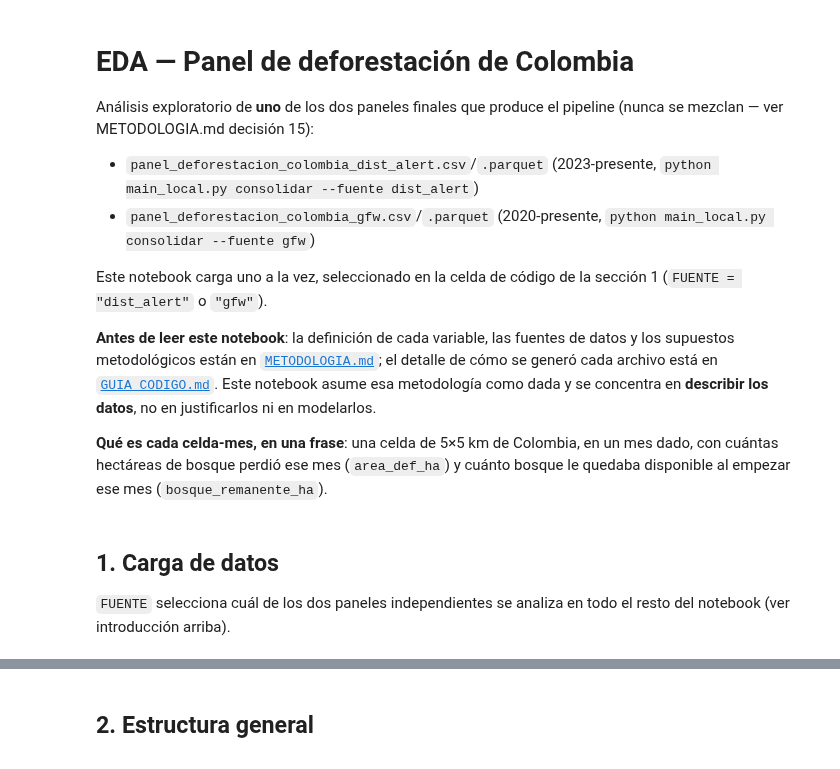
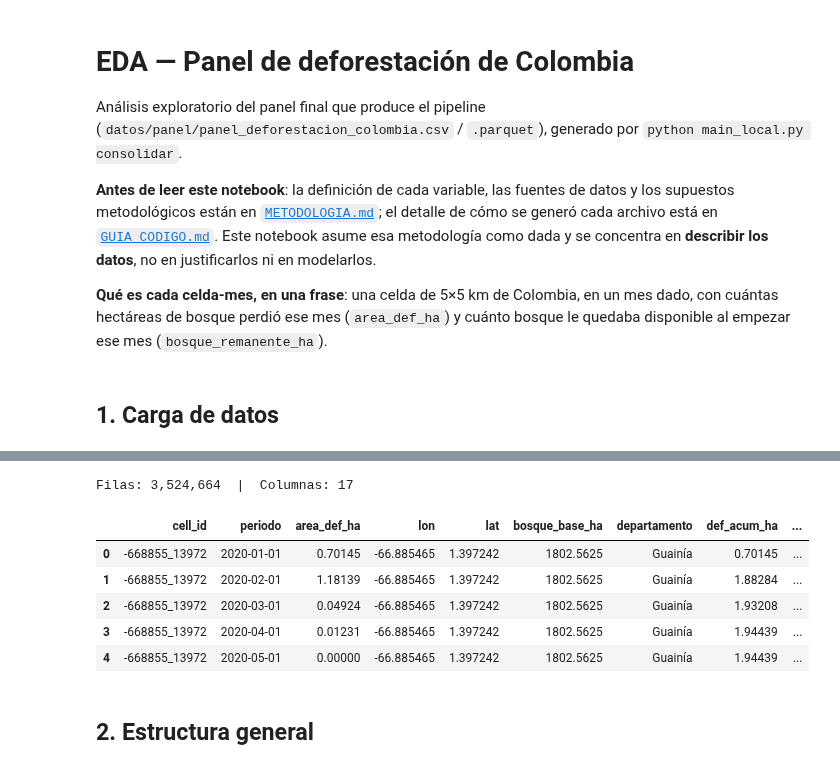
Before and after one commit to Bo-T19/trabajo_de_grado_ofr, a Jupyter notebook: eda_deforestacion.ipynb, the cells around one changed output, grey strips where cells are left out. Cells and saved outputs as stored; diff of their text form; code cells hidden in the pictures.

```diff
--- a/eda_deforestacion.ipynb
+++ b/eda_deforestacion.ipynb
@@ -1,16 +1,9 @@
 # %% [markdown]
 # EDA — Panel de deforestación de Colombia
 
-Análisis exploratorio de **uno** de los dos paneles finales que produce el
-pipeline (nunca se mezclan — ver METODOLOGIA.md decisión 15):
-
-- `panel_deforestacion_colombia_dist_alert.csv`/`.parquet` (2023-presente,
-  `python main_local.py consolidar --fuente dist_alert`)
-- `panel_deforestacion_colombia_gfw.csv`/`.parquet` (2020-presente,
-  `python main_local.py consolidar --fuente gfw`)
-
-Este notebook carga uno a la vez, seleccionado en la celda de código de la
-sección 1 (`FUENTE = "dist_alert"` o `"gfw"`).
+Análisis exploratorio del panel final que produce el pipeline
+(`datos/panel/panel_deforestacion_colombia.csv` / `.parquet`), generado por
+`python main_local.py consolidar`.
 
 **Antes de leer este notebook**: la definición de cada variable, las fuentes
 de datos y los supuestos metodológicos están en
@@ -70,13 +63,8 @@ def miles(ax, eje="y"):
     (ax.yaxis if eje == "y" else ax.xaxis).set_major_formatter(fmt)
 # %% [markdown]
 ## 1. Carga de datos
-
-`FUENTE` selecciona cuál de los dos paneles independientes se analiza en
-todo el resto del notebook (ver introducción arriba).
 # %%
-FUENTE = "dist_alert"   # o "gfw" -- los dos paneles nunca se mezclan (METODOLOGIA.md decision 15)
-
-df = cargar_panel(FUENTE)
-print(f"Fuente: {FUENTE}")
+df = cargar_panel()
 print(f"Filas: {len(df):,}  |  Columnas: {df.shape[1]}")
 df.head()
+# %% [output]
@@ -83,3 +72,10 @@ df.head()
+Filas: 3,524,664  |  Columnas: 17
+|  | cell_id | periodo | area_def_ha | lon | lat | bosque_base_ha | departamento | def_acum_ha | ... |
+| 0 | -668855_13972 | 2020-01-01 | 0.70145 | -66.885465 | 1.397242 | 1802.5625 | Guainía | 0.70145 | ... |
+| 1 | -668855_13972 | 2020-02-01 | 1.18139 | -66.885465 | 1.397242 | 1802.5625 | Guainía | 1.88284 | ... |
+| 2 | -668855_13972 | 2020-03-01 | 0.04924 | -66.885465 | 1.397242 | 1802.5625 | Guainía | 1.93208 | ... |
+| 3 | -668855_13972 | 2020-04-01 | 0.01231 | -66.885465 | 1.397242 | 1802.5625 | Guainía | 1.94439 | ... |
+| 4 | -668855_13972 | 2020-05-01 | 0.00000 | -66.885465 | 1.397242 | 1802.5625 | Guainía | 1.94439 | ... |
 # %% [markdown]
 ## 2. Estructura general
 # %%
```
Also changed, not shown: parts of 20 cells of this notebook, 21 other files.
